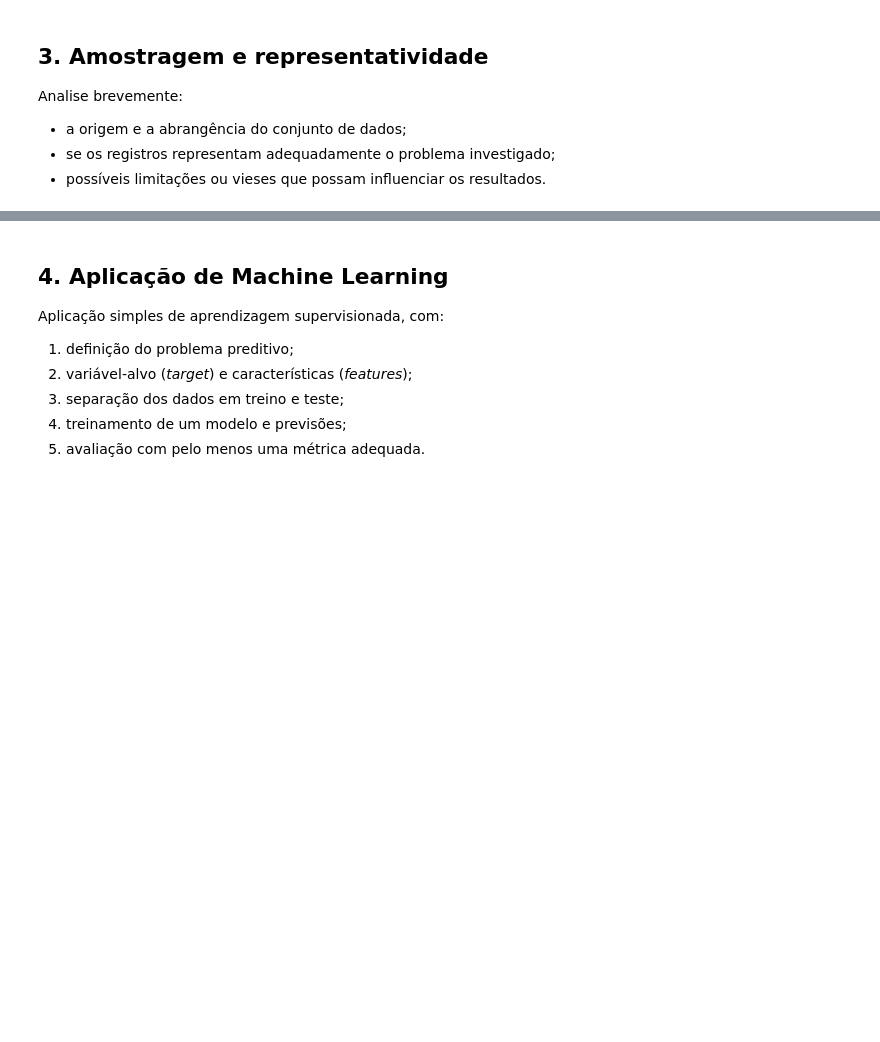
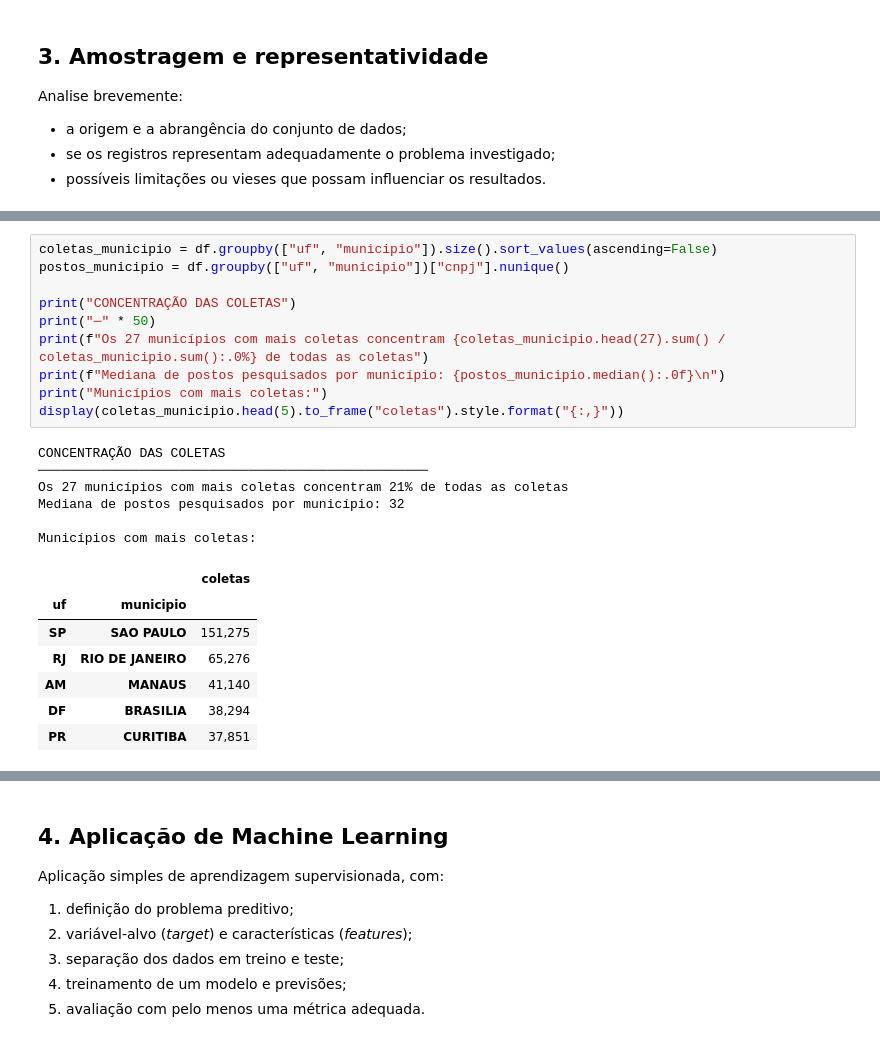
Before and after one commit to EduardoPereirabsi/PJBL01-Precos-combustiveis, a Jupyter notebook: PJBL_RA3_analise.ipynb, the cells around one changed output, grey strips where cells are left out. Cells and saved outputs as stored; diff of their text form; blank space fills up the shorter version.

```diff
--- a/PJBL_RA3_analise.ipynb
+++ b/PJBL_RA3_analise.ipynb
@@ -339,0 +364,24 @@ Analise brevemente:
+# %%
+coletas_municipio = df.groupby(["uf", "municipio"]).size().sort_values(ascending=False)
+postos_municipio = df.groupby(["uf", "municipio"])["cnpj"].nunique()
+
+print("CONCENTRAÇÃO DAS COLETAS")
+print("─" * 50)
+print(f"Os 27 municípios com mais coletas concentram {coletas_municipio.head(27).sum() / coletas_municipio.sum():.0%} de todas as coletas")
+print(f"Mediana de postos pesquisados por município: {postos_municipio.median():.0f}\n")
+print("Municípios com mais coletas:")
+display(coletas_municipio.head(5).to_frame("coletas").style.format("{:,}"))
+# %% [output]
+CONCENTRAÇÃO DAS COLETAS
+──────────────────────────────────────────────────
+Os 27 municípios com mais coletas concentram 21% de todas as coletas
+Mediana de postos pesquisados por município: 32
+
+Municípios com mais coletas:
+|  |  | coletas |
+| uf | municipio |  |
+| SP | SAO PAULO | 151,275 |
+| RJ | RIO DE JANEIRO | 65,276 |
+| AM | MANAUS | 41,140 |
+| DF | BRASILIA | 38,294 |
+| PR | CURITIBA | 37,851 |
```
Also changed, not shown: parts of 6 cells of this notebook.
